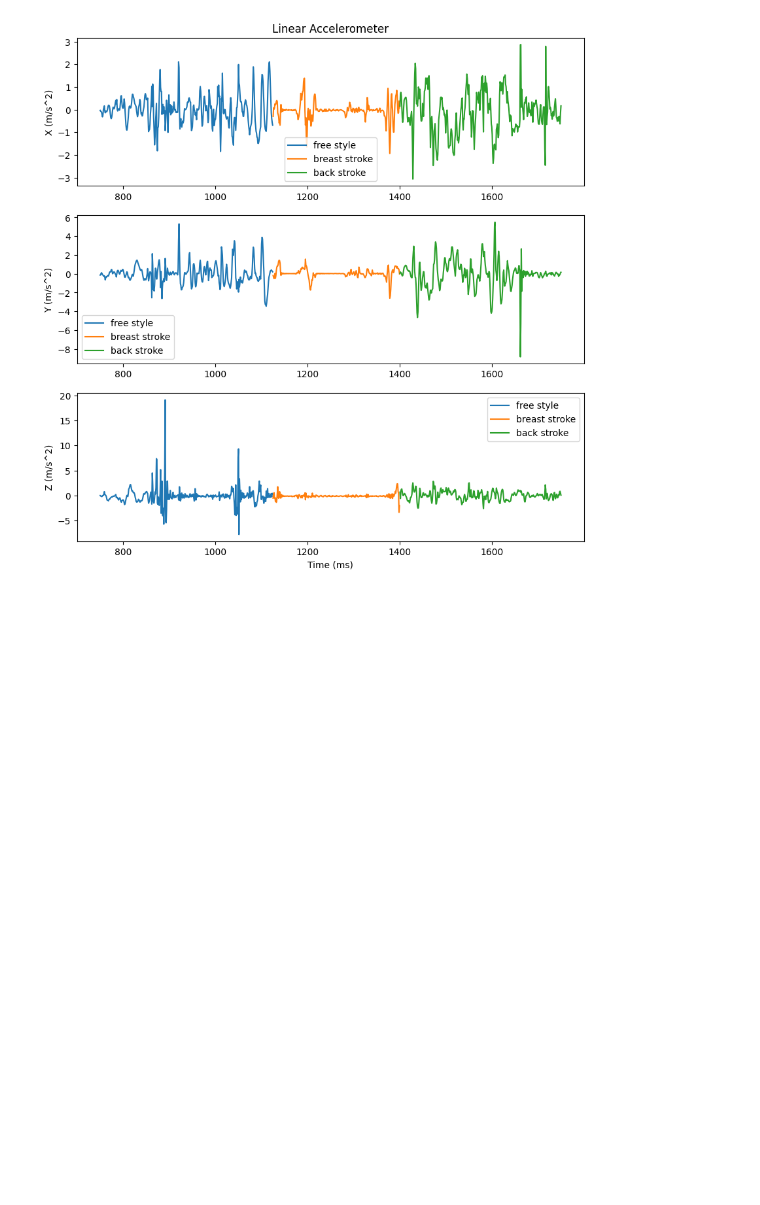
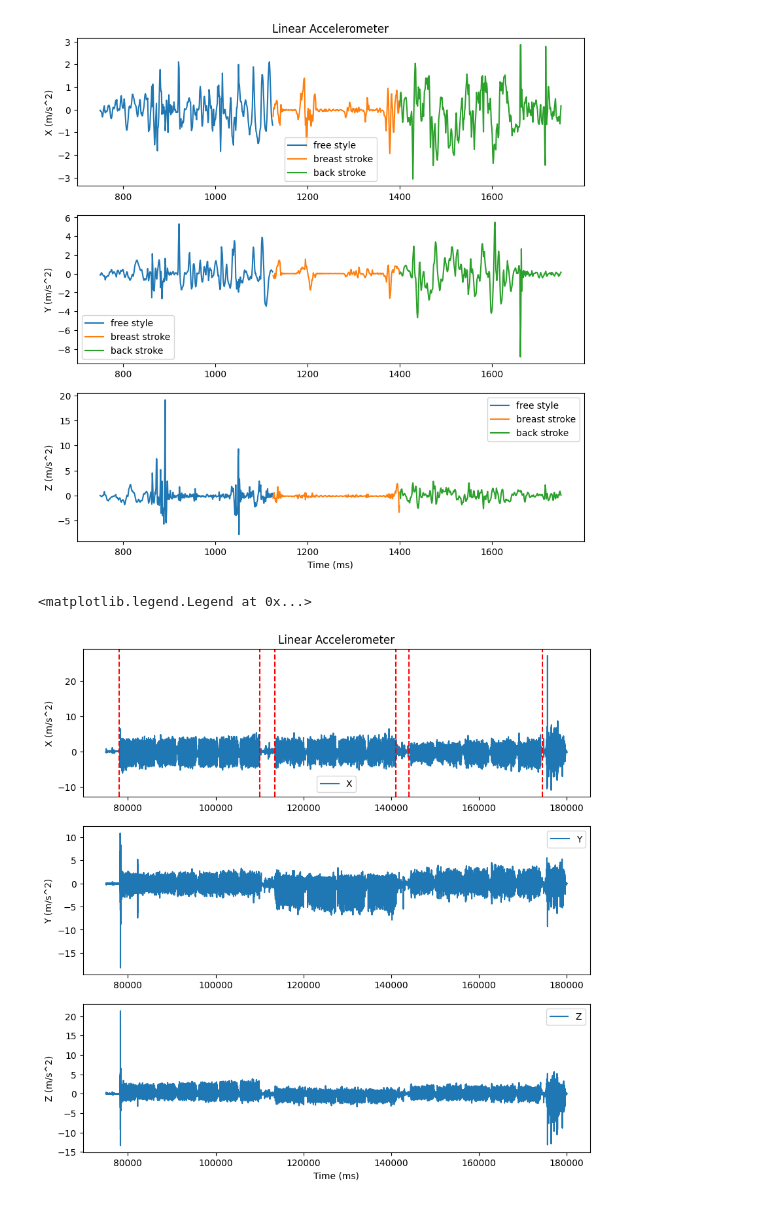
Before and after one commit to rohanzonneveld/ML4QS, a Jupyter notebook: Assignment/EDA.ipynb, the cells around one changed output. Saved outputs shown, nothing was run; the diff lists cells and outputs as text; code cells hidden in the pictures; blank space fills up the shorter version.

```diff
--- a/Assignment/EDA.ipynb
+++ b/Assignment/EDA.ipynb
@@ -42,0 +41,25 @@ axs[2].legend()
+# %%
+# plot all accelerometer data in one figure
+fig, axs = plt.subplots(3, 1, figsize=(10, 10))
+axs[0].plot(acc['X (m/s^2)'][75000:180000], label='X')
+axs[0].axvline(x=78000, color='r', linestyle='--')
+axs[0].axvline(x=110000, color='r', linestyle='--')
+axs[0].axvline(x=113500, color='r', linestyle='--')
+axs[0].axvline(x=141000, color='r', linestyle='--')
+axs[0].axvline(x=144000, color='r', linestyle='--')
+axs[0].axvline(x=174500, color='r', linestyle='--')
+
+axs[1].plot(acc['Y (m/s^2)'][75000:180000], label='Y')
+axs[2].plot(acc['Z (m/s^2)'][75000:180000], label='Z')
+
+axs[0].set_title('Linear Accelerometer')
+axs[0].set_ylabel('X (m/s^2)')
+axs[1].set_ylabel('Y (m/s^2)')
+axs[2].set_ylabel('Z (m/s^2)')
+axs[2].set_xlabel('Time (ms)')
+axs[0].legend()
+axs[1].legend()
+axs[2].legend()
+# %% [output]
+<matplotlib.legend.Legend at 0x...>
+[figure, added]
```
Also changed, not shown: parts of 1 cell of this notebook, 9 other files.
